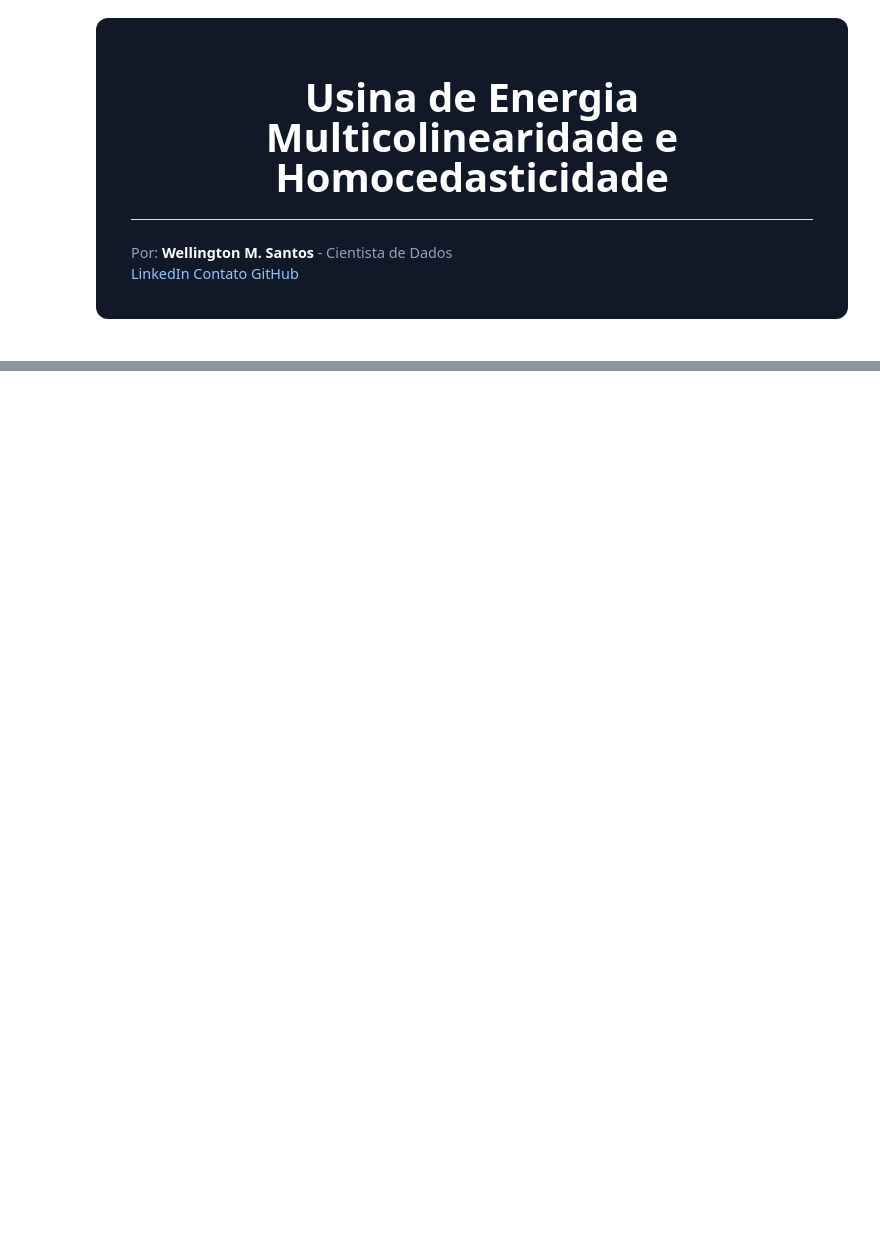
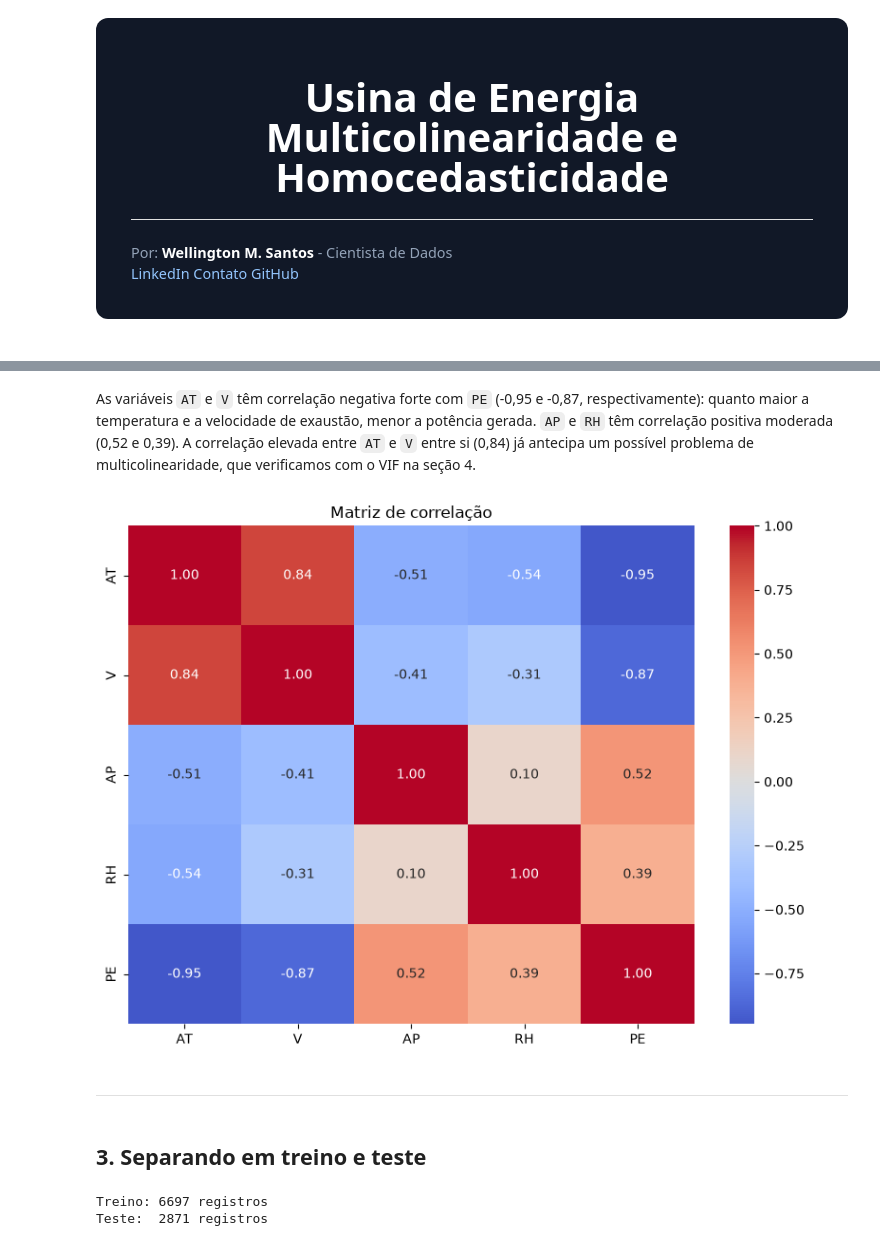
Before and after one commit to esscova/data-trivium, a Jupyter notebook: Machine Learning/Testando Relações com Regressão Linear/usina de energia - multicolinearidade e homocedasticidade.ipynb, the cells around one changed output, grey strips where cells are left out. Cells and saved outputs as stored; diff of their text form; code cells hidden in the pictures; blank space fills up the shorter version.

```diff
--- a/Machine Learning/Testando Relações com Regressão Linear/usina de energia - multicolinearidade e homocedasticidade.ipynb
+++ b/Machine Learning/Testando Relações com Regressão Linear/usina de energia - multicolinearidade e homocedasticidade.ipynb
@@ -58,0 +160,4 @@
+# %%
+corr = dados.corr()
+corr['PE'].sort_values(ascending=False)
+corr
@@ -58,0 +177,25 @@
+# %% [markdown]
+As variáveis `AT` e `V` têm correlação negativa forte com `PE` (-0,95 e -0,87, respectivamente): quanto maior a temperatura e a velocidade de exaustão, menor a potência gerada. `AP` e `RH` têm correlação positiva moderada (0,52 e 0,39). A correlação elevada entre `AT` e `V` entre si (0,84) já antecipa um possível problema de multicolinearidade, que verificamos com o VIF na seção 4.
+# %%
+plt.figure(figsize=(8, 6))
+sns.heatmap(corr, annot=True, fmt='.2f', cmap='coolwarm', center=0)
+plt.title('Matriz de correlação')
+plt.tight_layout()
+plt.show()
+# %% [output]
+[figure, added]
+# %% [markdown]
+---
+# %% [markdown]
+## 3. Separando em treino e teste
+# %%
+y = dados['PE']
+X = dados.drop(columns='PE')
+
+X_train, X_test, y_train, y_test = train_test_split(X, y, test_size=0.3, random_state=230)
+
+print(f"Treino: {X_train.shape[0]} registros")
+print(f"Teste:  {X_test.shape[0]} registros")
+# %% [output]
+Treino: 6697 registros
+Teste:  2871 registros
```
Also changed, not shown: parts of 35 cells of this notebook.
